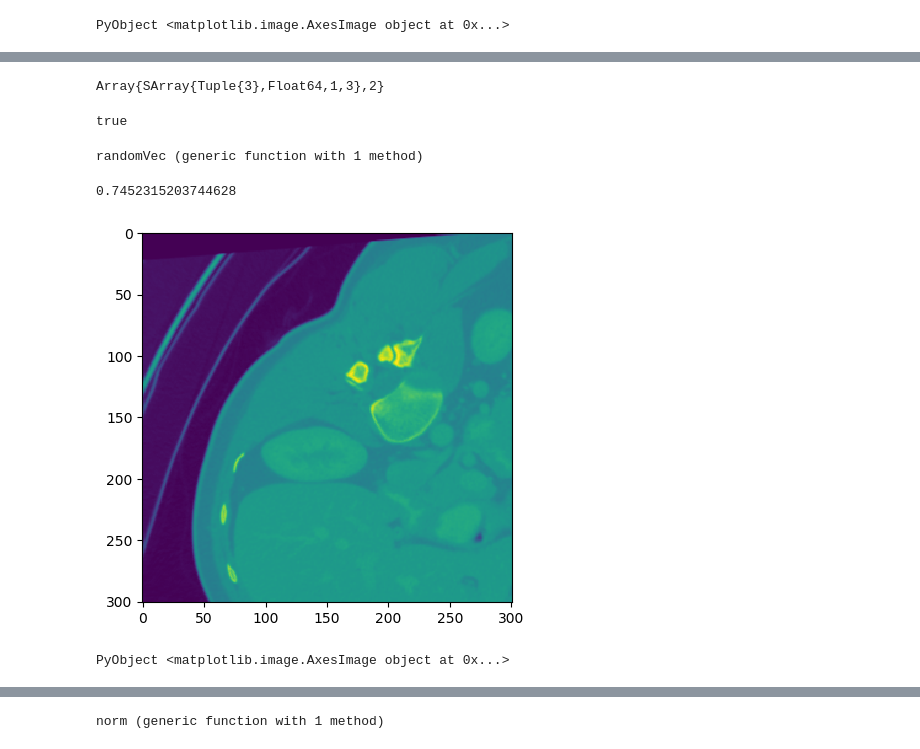
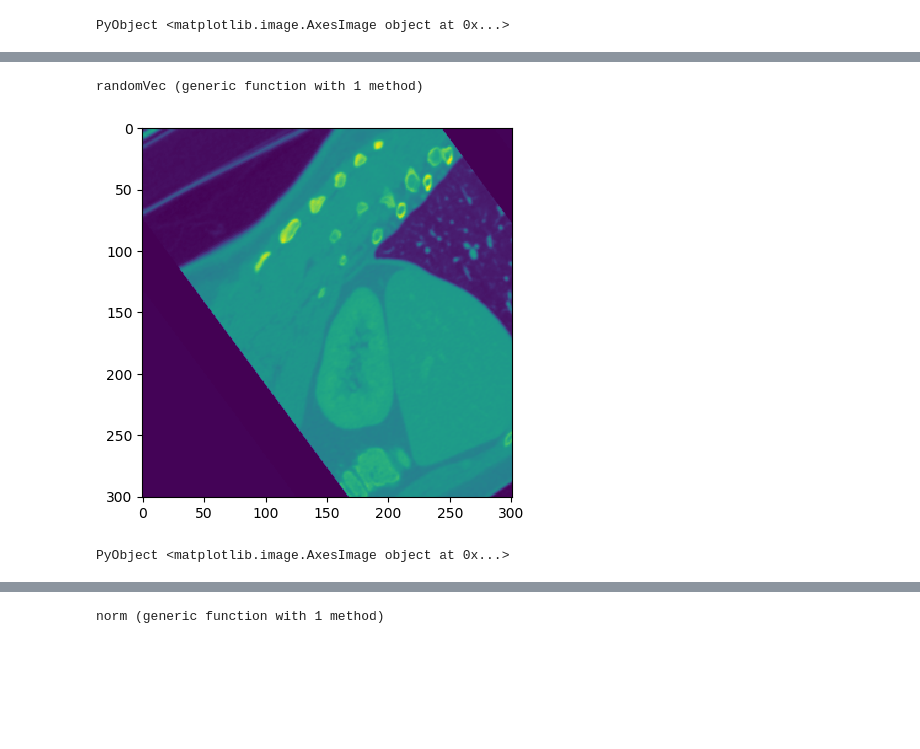
Before and after one commit to HastingsGreer/ultrasoundRegistration3, a Jupyter notebook: ResliceCT.ipynb, the cells around one changed output, grey strips where cells are left out. Saved outputs shown, nothing was run; the diff lists cells and outputs as text; code cells hidden in the pictures; blank space fills up the shorter version.

```diff
--- a/ResliceCT.ipynb
+++ b/ResliceCT.ipynb
@@ -130,11 +66,3 @@ Array{SArray{Tuple{3},Float64,1,3},2}
-# %%
-Array{SArray{Tuple{3},Float64,1,3},2}
-# %% [output]
-Array{SArray{Tuple{3},Float64,1,3},2}
-# %%
-isbits(Vec3((7, 9, 8)))
-# %% [output]
-true
 # %%
 function randomVec()
     v = Vec3((rand() - .5, rand() - .5, rand() - .5))
@@ -144,19 +72,13 @@ end
 randomVec (generic function with 1 method)
 # %%
 using Random
-# %%
-rand()
-# %% [output]
-0.7452315203744628
 # %%
 a = randomVec()
 b = randomVec()
 b = b .- sum(a.*b) .* a
 b = b / sum(b .* b)
 
-(x->)
-
 imshow(sample(interp, spacegrid((200, 200, 200), a, b)))
 # %% [output]
-[figure, old version]
+[figure, new version]
 PyObject <matplotlib.image.AxesImage object at 0x...>
```
Also changed, not shown: parts of 11 cells of this notebook.
